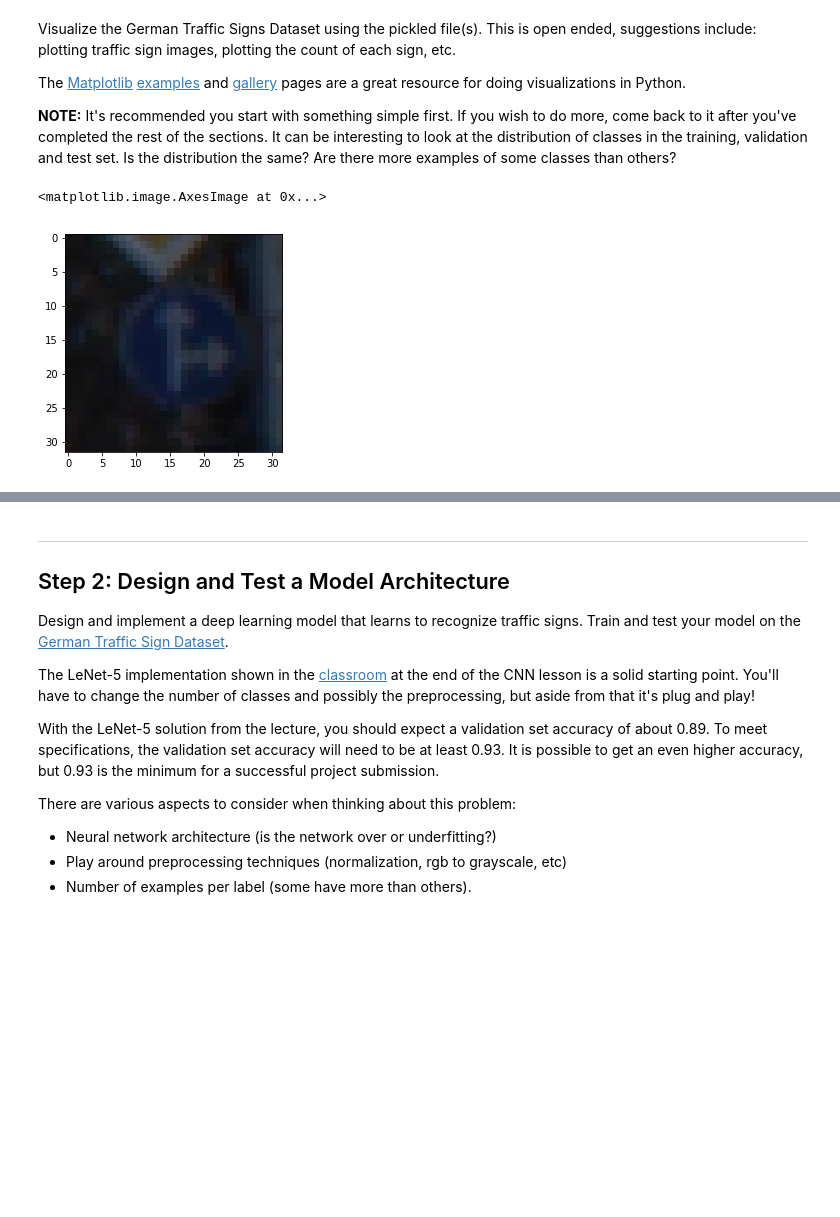
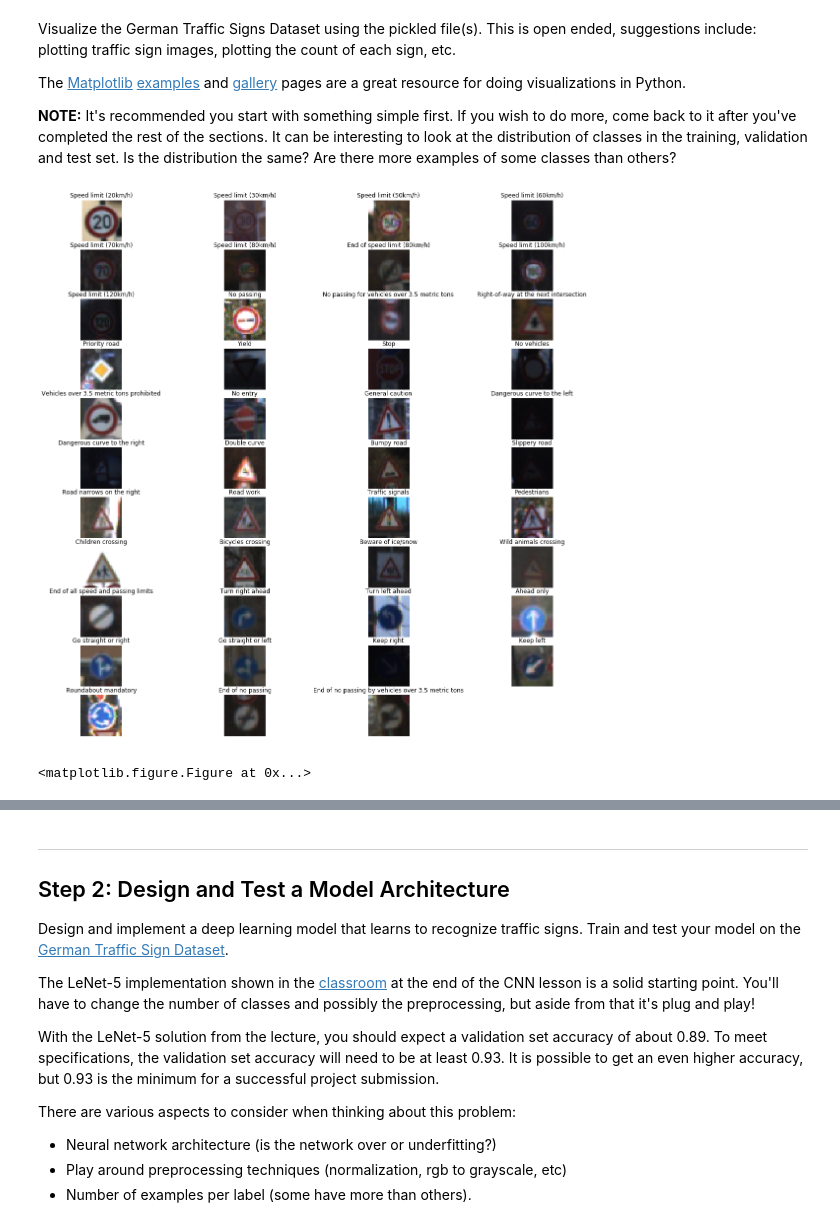
Before and after one commit to lissue/trafficsigns, a Jupyter notebook: Traffic_Sign_Classifier.ipynb, the cells around one changed output, grey strips where cells are left out. Saved outputs shown, nothing was run; the diff lists cells and outputs as text; code cells hidden in the pictures; blank space fills up the shorter version.

```diff
--- a/Traffic_Sign_Classifier.ipynb
+++ b/Traffic_Sign_Classifier.ipynb
@@ -97,13 +97,24 @@ The [Matplotlib](http://matplotlib.org/) [examples](http://matplotlib.org/exampl
 # %%
 ### Data exploration visualization code goes here.
 ### Feel free to use as many code cells as needed.
 import matplotlib.pyplot as plt
+import pandas as pd
+
+signnames = pd.read_csv("signnames.csv")
 # Visualizations will be shown in the notebook.
 %matplotlib inline
 
-index = 1000
-image = X_train[index].squeeze()
-plt.imshow(image)
+n_samples = np.zeros(n_classes)
+plt.figure(figsize=(20, 20))
+for i in range(0, n_classes):
+    plt.subplot(11, 4, i+1)
+    samples = X_train[y_train == i]
+    plt.imshow(samples[0])
+    plt.title(signnames.SignName[i])
+    plt.axis('off')
+    n_samples[i]=len(samples)
+plt.show()
+plt.savefig('sample_overview.png')
 # %% [output]
+[figure, new version]
-<matplotlib.image.AxesImage at 0x...>
+<matplotlib.figure.Figure at 0x...>
-[figure, old version]
```
Also changed, not shown: parts of 10 cells of this notebook.
